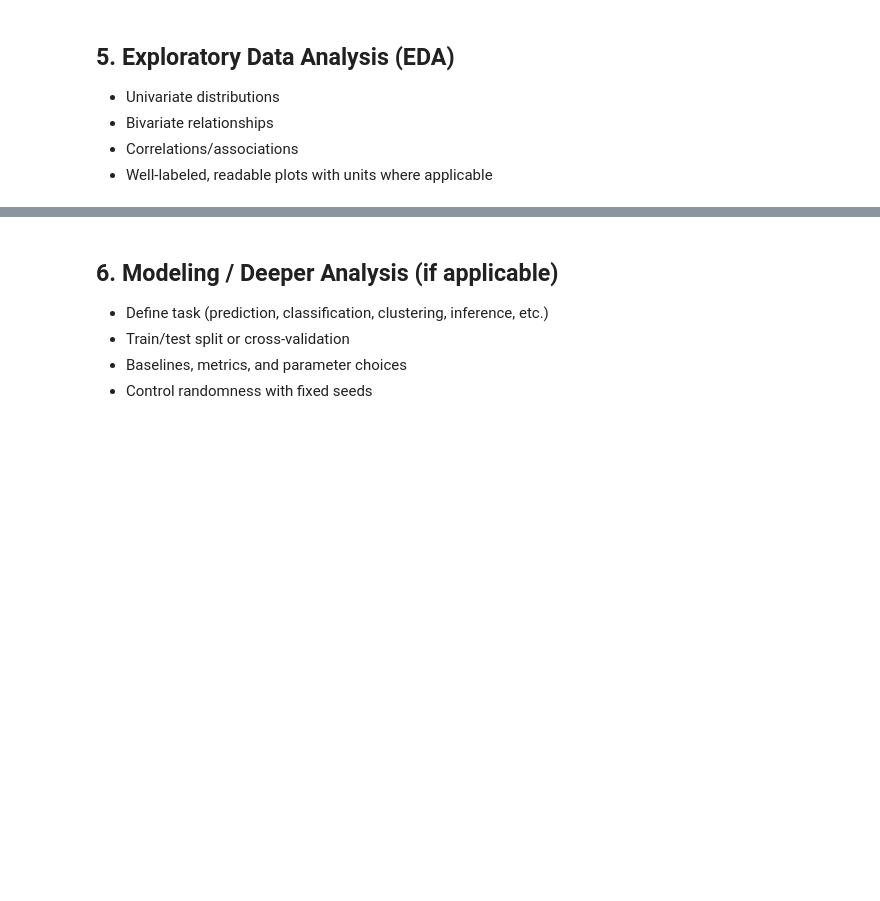
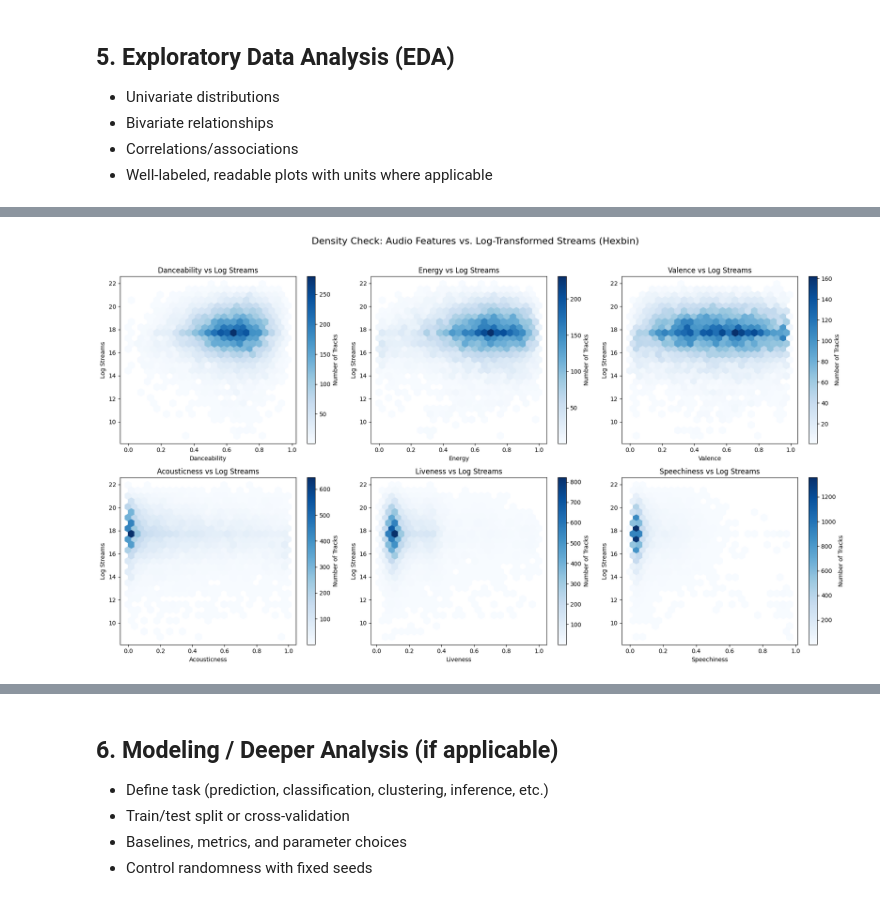
Before and after one commit to chanjyi/Spotify-vs-Youtube, a Jupyter notebook: TT6L_G5_Notebook.ipynb, the cells around one changed output, grey strips where cells are left out. Drawn from its saved outputs; the diff is of its cells as text; code cells hidden in the pictures; blank space fills up the shorter version.

```diff
--- a/TT6L_G5_Notebook.ipynb
+++ b/TT6L_G5_Notebook.ipynb
@@ -387,0 +1029,21 @@ Based on these checks, the next step is to clean and preprocess the dataset by h
+# %%
+fig, axes = plt.subplots(2, 3, figsize=(18, 10))
+fig.suptitle('Density Check: Audio Features vs. Log-Transformed Streams (Hexbin)', fontsize=16, y=1.02)
+axes = axes.flatten()
+
+for i, feature in enumerate(audio_features):
+    # gridsize=25 creates the perfect hexagon size; mincnt=1 hides empty hexes
+    hb = axes[i].hexbin(df_clean[feature], df_clean['log_stream'], gridsize=25, cmap='Blues', mincnt=1)
+
+    axes[i].set_title(f'{feature} vs Log Streams')
+    axes[i].set_xlabel(feature)
+    axes[i].set_ylabel('Log Streams')
+
+    # Add colorbar
+    cb = fig.colorbar(hb, ax=axes[i])
+    cb.set_label('Number of Tracks')
+
+plt.tight_layout()
+plt.show()
+# %% [output]
+[figure, added]
```
Also changed, not shown: parts of 120 cells of this notebook, 2 other files.
